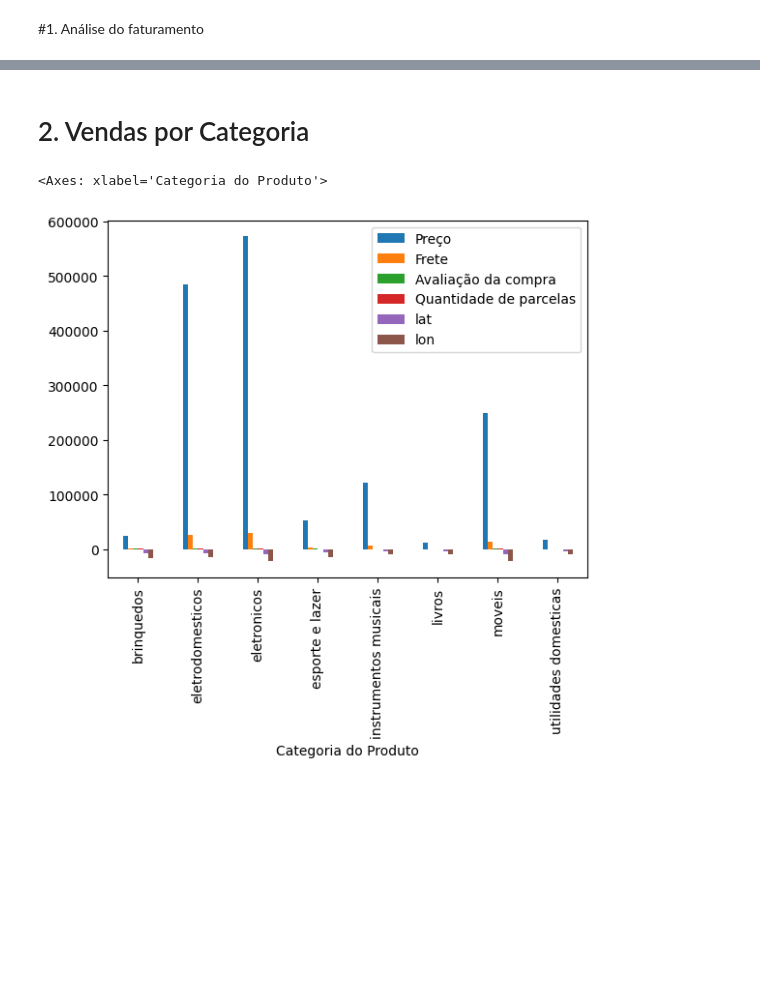
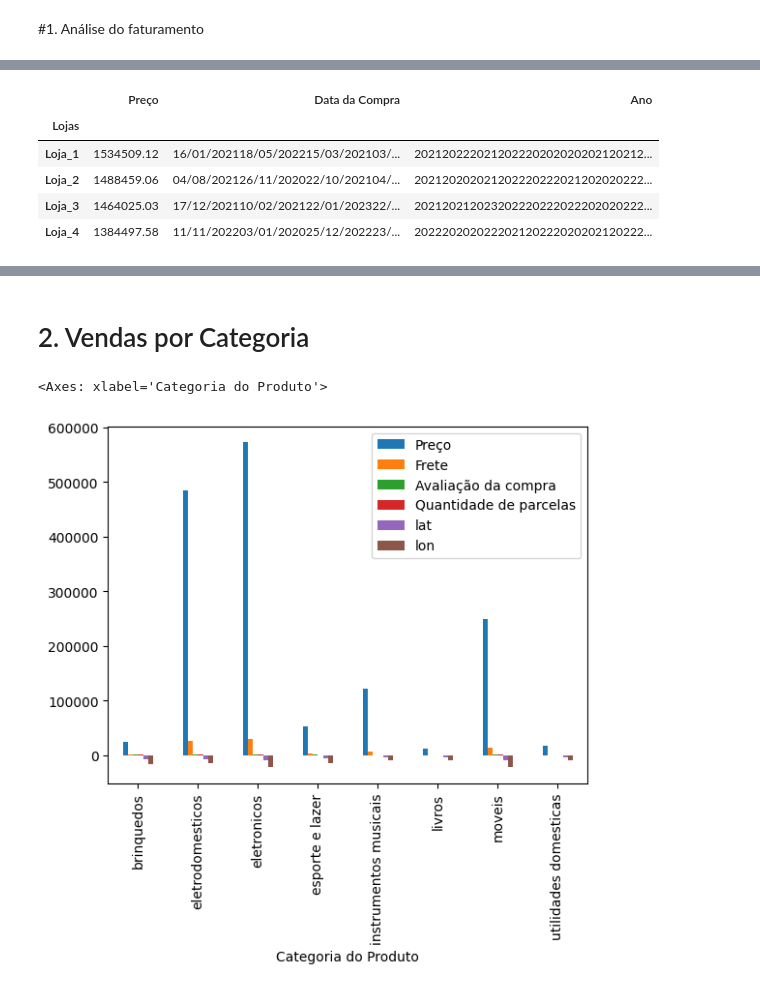
Before and after one commit to fggrava/Challenge_ONE_Data_Science_Alura_Store, a Jupyter notebook: AluraStoreBr.ipynb, the cells around one changed output, grey strips where cells are left out. Drawn from its saved outputs; the diff is of its cells as text; code cells hidden in the pictures; blank space fills up the shorter version.

```diff
--- a/AluraStoreBr.ipynb
+++ b/AluraStoreBr.ipynb
@@ -51,0 +48,9 @@ Analise_Faturamento.head()
+# %%
+Analise_Faturamento.groupby('Lojas').sum()
+# %% [output]
+|  | Preço | Data da Compra | Ano |
+| Lojas |  |  |  |
+| Loja_1 | 1534509.12 | 16/01/202118/05/202215/03/202103/... | 202120222021202220202020202120212... |
+| Loja_2 | 1488459.06 | 04/08/202126/11/202022/10/202104/... | 202120202021202220222021202020222... |
+| Loja_3 | 1464025.03 | 17/12/202110/02/202122/01/202322/... | 202120212023202220222022202020222... |
+| Loja_4 | 1384497.58 | 11/11/202203/01/202025/12/202223/... | 202220202022202120222020202120222... |
```
Also changed, not shown: parts of 3 cells of this notebook.
